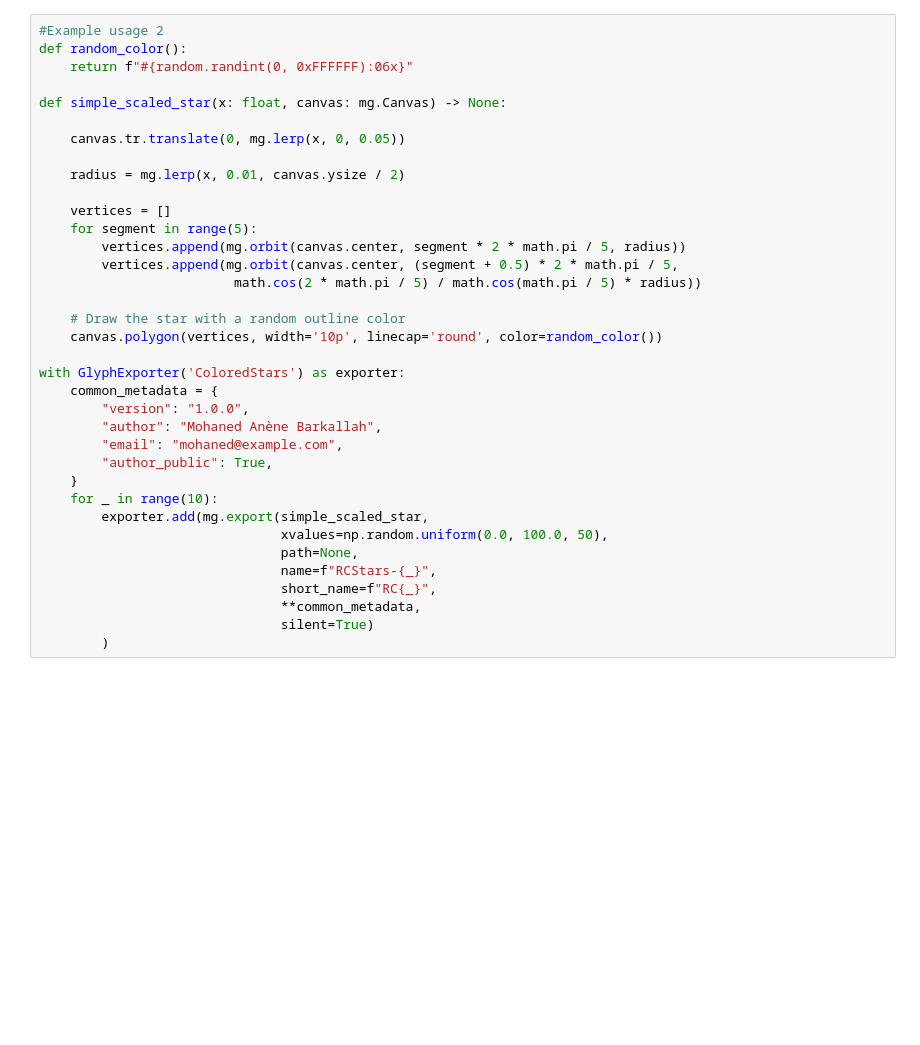
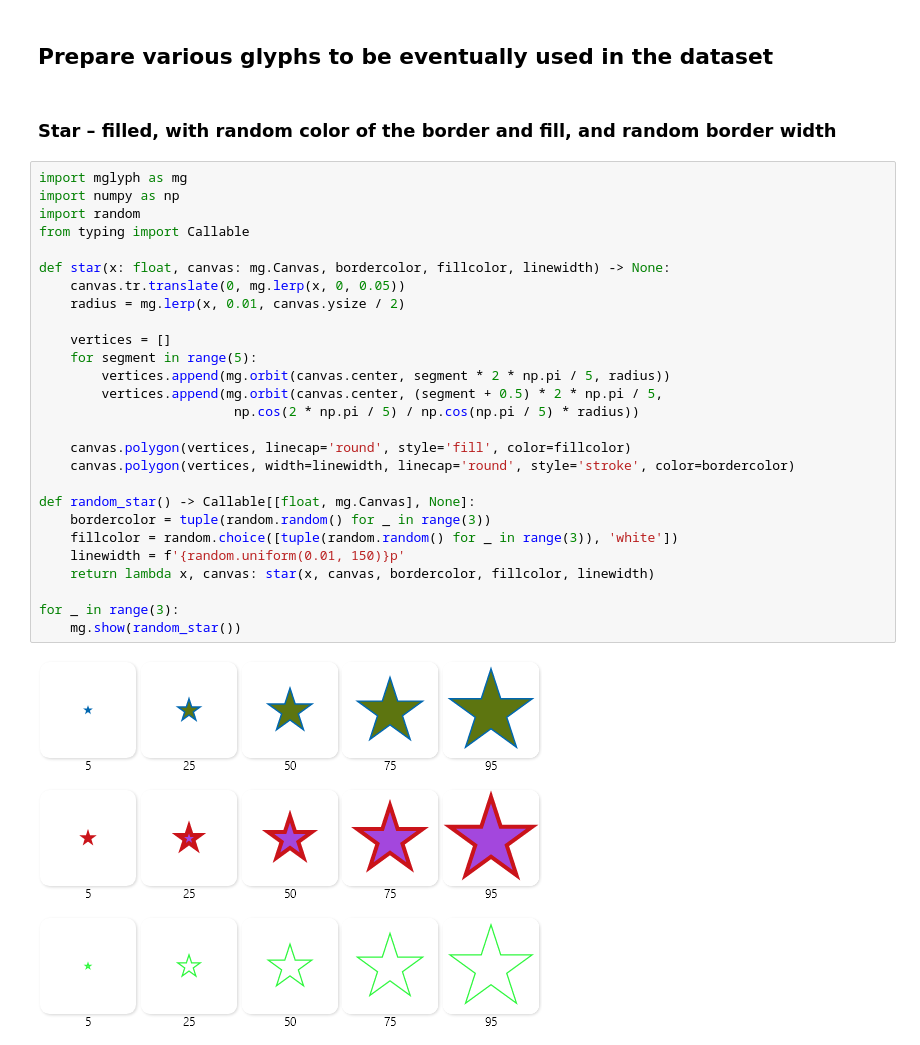
Before and after one commit to MohanedAnene/Glyphs, a Jupyter notebook: dataset_creationDIRECT.ipynb, the cells around one changed output. Drawn from its saved outputs; the diff is of its cells as text; blank space fills up the shorter version.

Commit message:
Refactored the class to a source file and shortened the dataset creation notebook

```diff
--- a/dataset_creationDIRECT.ipynb
+++ b/dataset_creationDIRECT.ipynb
@@ -311,36 +1,35 @@ with GlyphExporter("Color Squares") as exporter:
+# %% [markdown]
+## Prepare various glyphs to be eventually used in the dataset
+# %% [markdown]
+### **Star** – filled, with random color of the border and fill, and random border width
 # %%
-#Example usage 2
-def random_color():
-    return f"#{random.randint(0, 0xFFFFFF):06x}"
+import mglyph as mg
+import numpy as np
+import random
+from typing import Callable
 
-def simple_scaled_star(x: float, canvas: mg.Canvas) -> None:
-
+def star(x: float, canvas: mg.Canvas, bordercolor, fillcolor, linewidth) -> None:
     canvas.tr.translate(0, mg.lerp(x, 0, 0.05))
-
     radius = mg.lerp(x, 0.01, canvas.ysize / 2)
 
     vertices = []
     for segment in range(5):
-        vertices.append(mg.orbit(canvas.center, segment * 2 * math.pi / 5, radius))
-        vertices.append(mg.orbit(canvas.center, (segment + 0.5) * 2 * math.pi / 5,
-                         math.cos(2 * math.pi / 5) / math.cos(math.pi / 5) * radius))
+        vertices.append(mg.orbit(canvas.center, segment * 2 * np.pi / 5, radius))
+        vertices.append(mg.orbit(canvas.center, (segment + 0.5) * 2 * np.pi / 5,
+                         np.cos(2 * np.pi / 5) / np.cos(np.pi / 5) * radius))
 
-    # Draw the star with a random outline color
-    canvas.polygon(vertices, width='10p', linecap='round', color=random_color())
+    canvas.polygon(vertices, linecap='round', style='fill', color=fillcolor)
+    canvas.polygon(vertices, width=linewidth, linecap='round', style='stroke', color=bordercolor)
 
-with GlyphExporter('ColoredStars') as exporter:
-    common_metadata = {
-        "version": "1.0.0",
-        "author": "Mohaned Anène Barkallah",
-        "email": "mohaned@example.com",
-        "author_public": True,
-    }
-    for _ in range(10):
-        exporter.add(mg.export(simple_scaled_star,
-                               xvalues=np.random.uniform(0.0, 100.0, 50),
-                               path=None,
-                               name=f"RCStars-{_}",
-                               short_name=f"RC{_}",
-                               **common_metadata,
-                               silent=True)
-        )
+def random_star() -> Callable[[float, mg.Canvas], None]:
+    bordercolor = tuple(random.random() for _ in range(3))
+    fillcolor = random.choice([tuple(random.random() for _ in range(3)), 'white'])
+    linewidth = f'{random.uniform(0.01, 150)}p'
+    return lambda x, canvas: star(x, canvas, bordercolor, fillcolor, linewidth)
+
+for _ in range(3):
+    mg.show(random_star())
+# %% [output]
+[figure, added]
+[figure, added]
+[figure, added]
```
Also changed, not shown: parts of 20 cells of this notebook, 1 other file.
